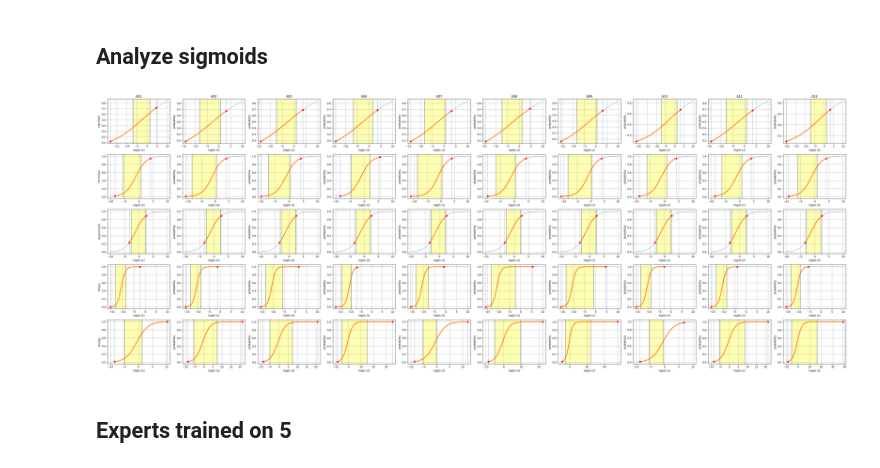
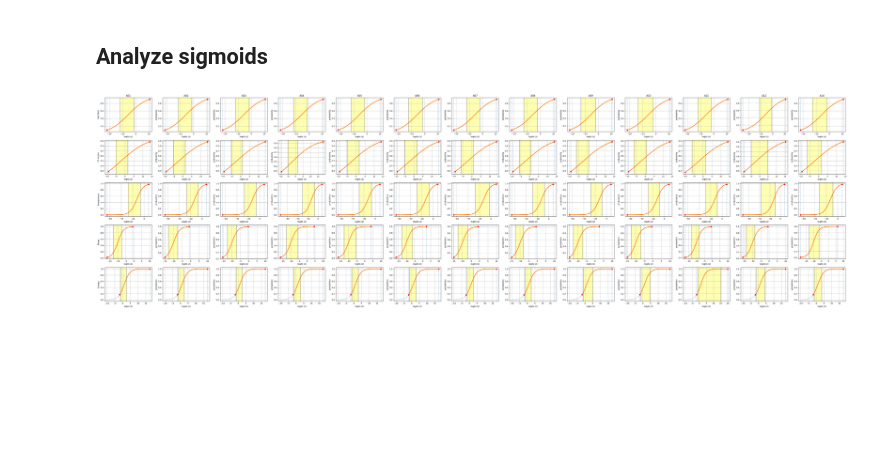
Before and after one commit to nii-yamagishilab/MoE-AntiDeepfake, a Jupyter notebook: notebooks/4a_interpret_ensemble.ipynb, the cells around one changed output. Cells and saved outputs as stored; diff of their text form; code cells hidden in the pictures; blank space fills up the shorter version.

```diff
--- a/notebooks/4a_interpret_ensemble.ipynb
+++ b/notebooks/4a_interpret_ensemble.ipynb
@@ -436,10 +361,8 @@ Negative contributors: 1 [0]
 # %% [markdown]
 ## Analyze sigmoids
 # %%
-root_base = "/home/smg/v-viola/moe_antideepfake/results/Ensemble/asv19/experts_trained_on_asv19/scale_on_calibration_v2"
+root_base = "/home/smg/v-viola/moe_antideepfake/results/Ensemble/asv5/experts_trained_on_asv19/NEW"
 names = ['Flat Pitch', 'F0 Incons', 'Oversmooth', 'Phase', 'Energy']
 plot_platt_all_attacks(root_base, generator_list, names)
 # %% [output]
-[figure, old version]
+[figure, new version]
-# %% [markdown]
-## Experts trained on 5
```
Also changed, not shown: parts of 27 cells of this notebook, 17 other files.
